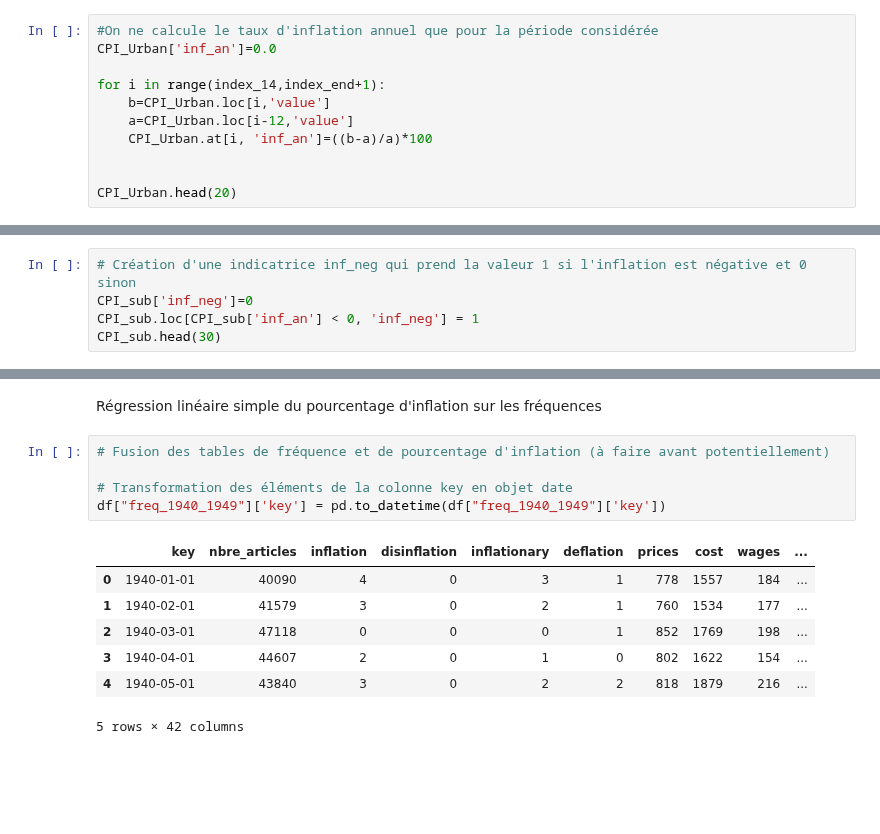
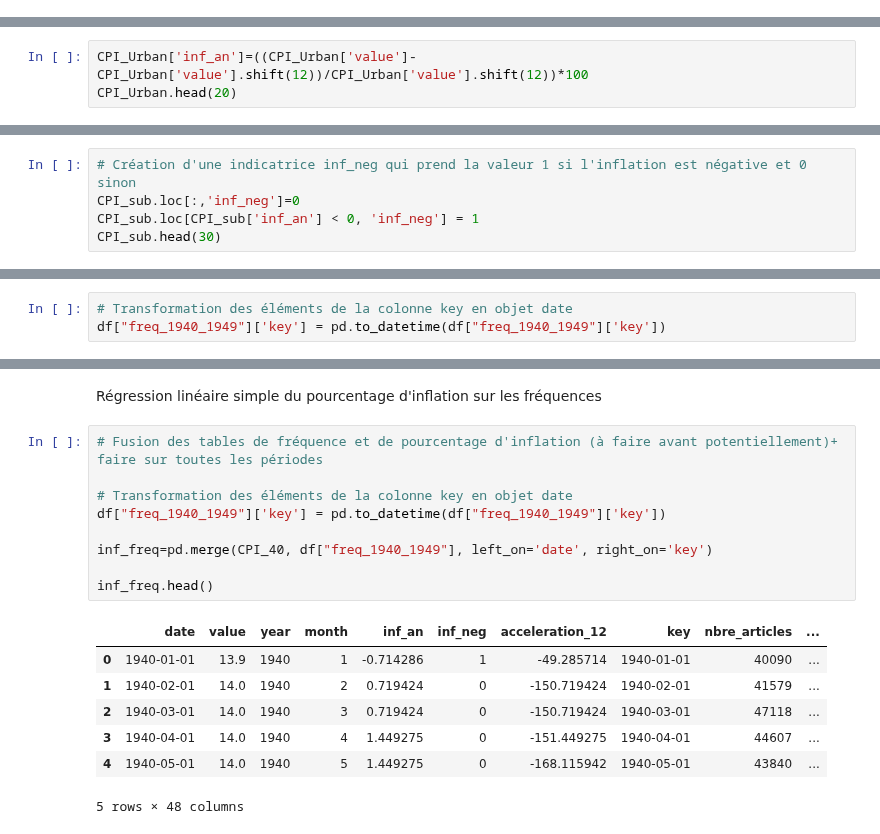
Before and after one commit to Rapamel/ProjetPythonDatascience, a Jupyter notebook: Main_Inflation.ipynb, the cells around one changed output, grey strips where cells are left out. Drawn from its saved outputs; the diff is of its cells as text; blank space fills up the shorter version.

```diff
--- a/Main_Inflation.ipynb
+++ b/Main_Inflation.ipynb
@@ -156,11 +119,0 @@ print(index_14, index_end)
-# %%
-#On ne calcule le taux d'inflation annuel que pour la période considérée
-CPI_Urban['inf_an']=0.0
-
-for i in range(index_14,index_end+1):
-    b=CPI_Urban.loc[i,'value']
-    a=CPI_Urban.loc[i-12,'value']
-    CPI_Urban.at[i, 'inf_an']=((b-a)/a)*100
-
-
-CPI_Urban.head(20)
@@ -184,0 +120,3 @@ CPI_Urban.head(20)
+# %%
+CPI_Urban['inf_an']=((CPI_Urban['value']-CPI_Urban['value'].shift(12))/CPI_Urban['value'].shift(12))*100
+CPI_Urban.head(20)
@@ -265,7 +235,7 @@ graph.show(renderer="browser",config={"scrollZoom": True, "displayModeBar": True
 #### Identification des périodes d'inflation négative
 # %%
 # Création d'une indicatrice inf_neg qui prend la valeur 1 si l'inflation est négative et 0 sinon
-CPI_sub['inf_neg']=0
+CPI_sub.loc[:,'inf_neg']=0
 CPI_sub.loc[CPI_sub['inf_an'] < 0, 'inf_neg'] = 1
 CPI_sub.head(30)
 # %% [output]
@@ -527,6 +413,9 @@ money supply growth            int64
 central bank policy            int64
 economic price adjustments     int64
 dtype: object
+# %%
+# Transformation des éléments de la colonne key en objet date
+df["freq_1940_1949"]['key'] = pd.to_datetime(df["freq_1940_1949"]['key'])
 # %%
 desc=df["freq_1940_1949"].describe()
 print(desc['nbre_articles'])
@@ -667,15 +584,19 @@ import statsmodels.api as sm
 # %% [markdown]
 Régression linéaire simple du pourcentage d'inflation sur les fréquences
 # %%
-# Fusion des tables de fréquence et de pourcentage d'inflation (à faire avant potentiellement)
+# Fusion des tables de fréquence et de pourcentage d'inflation (à faire avant potentiellement)+ faire sur toutes les périodes
 
 # Transformation des éléments de la colonne key en objet date
 df["freq_1940_1949"]['key'] = pd.to_datetime(df["freq_1940_1949"]['key'])
+
+inf_freq=pd.merge(CPI_40, df["freq_1940_1949"], left_on='date', right_on='key')
+
+inf_freq.head()
 # %% [output]
-|  | key | nbre_articles | inflation | disinflation | inflationary | deflation | prices | cost | wages | ... |
-| 0 | 1940-01-01 | 40090 | 4 | 0 | 3 | 1 | 778 | 1557 | 184 | ... |
-| 1 | 1940-02-01 | 41579 | 3 | 0 | 2 | 1 | 760 | 1534 | 177 | ... |
-| 2 | 1940-03-01 | 47118 | 0 | 0 | 0 | 1 | 852 | 1769 | 198 | ... |
-| 3 | 1940-04-01 | 44607 | 2 | 0 | 1 | 0 | 802 | 1622 | 154 | ... |
-| 4 | 1940-05-01 | 43840 | 3 | 0 | 2 | 2 | 818 | 1879 | 216 | ... |
+|  | date | value | year | month | inf_an | inf_neg | acceleration_12 | key | nbre_articles | ... |
+| 0 | 1940-01-01 | 13.9 | 1940 | 1 | -0.714286 | 1 | -49.285714 | 1940-01-01 | 40090 | ... |
+| 1 | 1940-02-01 | 14.0 | 1940 | 2 | 0.719424 | 0 | -150.719424 | 1940-02-01 | 41579 | ... |
+| 2 | 1940-03-01 | 14.0 | 1940 | 3 | 0.719424 | 0 | -150.719424 | 1940-03-01 | 47118 | ... |
+| 3 | 1940-04-01 | 14.0 | 1940 | 4 | 1.449275 | 0 | -151.449275 | 1940-04-01 | 44607 | ... |
+| 4 | 1940-05-01 | 14.0 | 1940 | 5 | 1.449275 | 0 | -168.115942 | 1940-05-01 | 43840 | ... |
-5 rows × 42 columns
+5 rows × 48 columns
```
Also changed, not shown: parts of 36 cells of this notebook, 1 other file.
